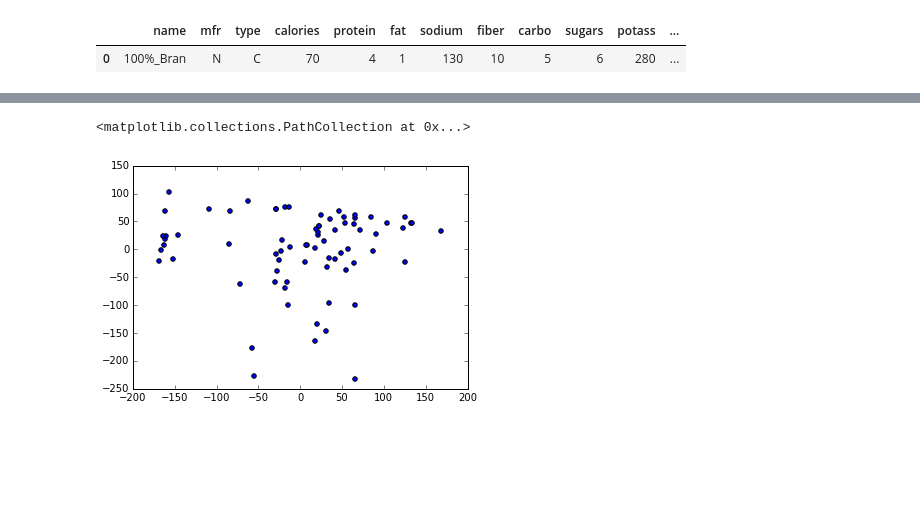
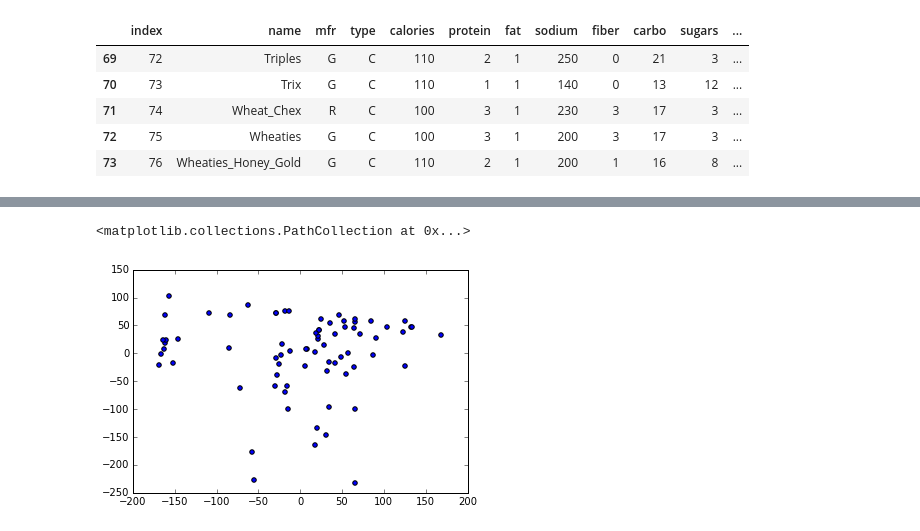
Before and after one commit to tiy-gvl-python/honey-nut-clusters, a Jupyter notebook: Jeff cereal homework.ipynb, the cells around one changed output, grey strips where cells are left out. Drawn from its saved outputs; the diff is of its cells as text; code cells hidden in the pictures; blank space fills up the shorter version.

```diff
--- a/Jeff cereal homework.ipynb
+++ b/Jeff cereal homework.ipynb
@@ -7,9 +7,18 @@ from sklearn.decomposition import PCA
 %matplotlib inline
 # %%
 df = pd.read_csv("cereals.csv", na_values = -1).dropna()
-# %%
-df.head(1)
-#df.set_index("name").head(1)
-# %% [output]
-|  | name | mfr | type | calories | protein | fat | sodium | fiber | carbo | sugars | potass | ... |
-| 0 | 100%_Bran | N | C | 70 | 4 | 1 | 130 | 10 | 5 | 6 | 280 | ... |
+# %%
+#df.set_index("name")
+#df.index = range(0,)
+#for in in df.index:
+
+
+df = df.reset_index()
+df.tail()
+# %% [output]
+|  | index | name | mfr | type | calories | protein | fat | sodium | fiber | carbo | sugars | ... |
+| 69 | 72 | Triples | G | C | 110 | 2 | 1 | 250 | 0 | 21 | 3 | ... |
+| 70 | 73 | Trix | G | C | 110 | 1 | 1 | 140 | 0 | 13 | 12 | ... |
+| 71 | 74 | Wheat_Chex | R | C | 100 | 3 | 1 | 230 | 3 | 17 | 3 | ... |
+| 72 | 75 | Wheaties | G | C | 100 | 3 | 1 | 200 | 3 | 17 | 3 | ... |
+| 73 | 76 | Wheaties_Honey_Gold | G | C | 110 | 2 | 1 | 200 | 1 | 16 | 8 | ... |
```
Also changed, not shown: parts of 5 cells of this notebook.
